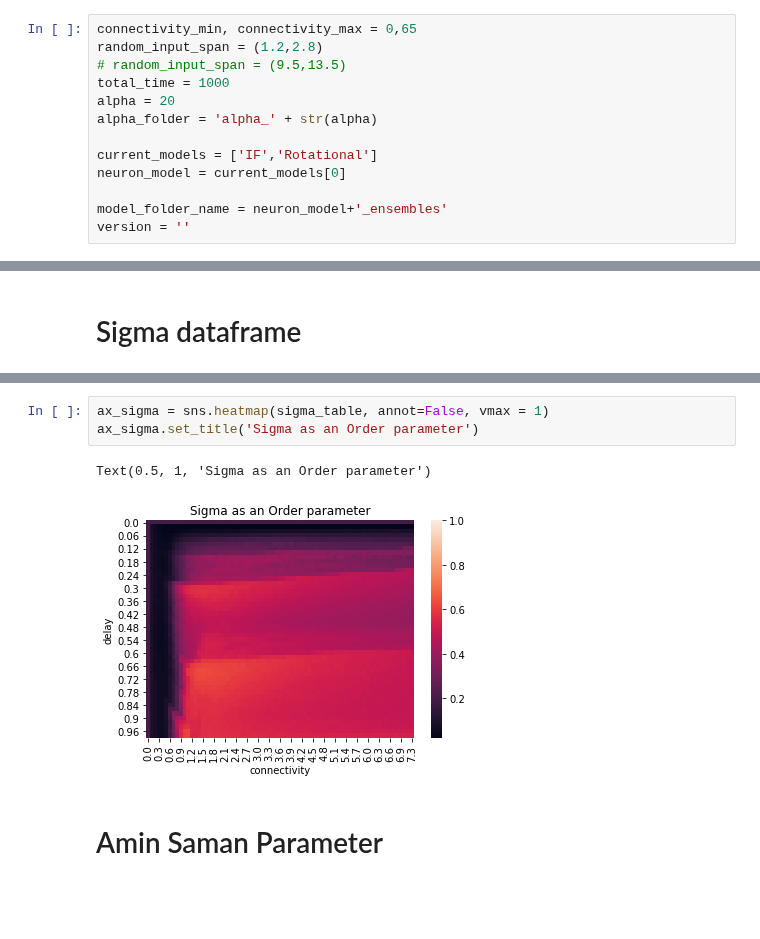
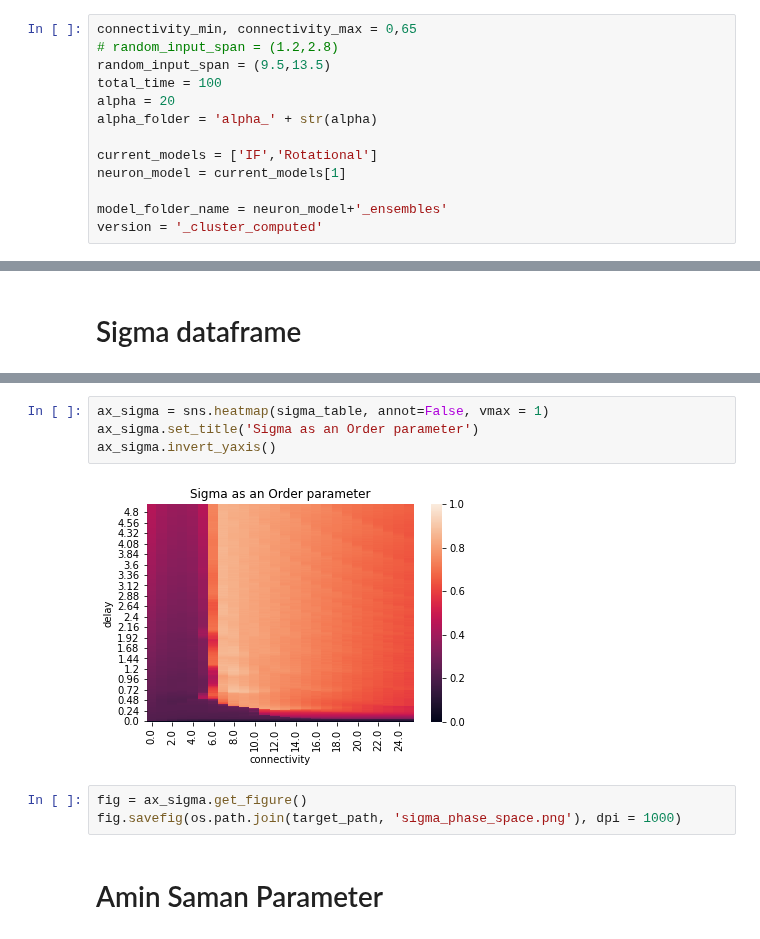
Before and after one commit to mmehrani/master_thesis, a Jupyter notebook: scripts/all_neurons_model_in_one_place/drawing_grid_of_phase_space.ipynb, the cells around one changed output, grey strips where cells are left out. Cells and saved outputs as stored; diff of their text form; blank space fills up the shorter version.

```diff
--- a/scripts/all_neurons_model_in_one_place/drawing_grid_of_phase_space.ipynb
+++ b/scripts/all_neurons_model_in_one_place/drawing_grid_of_phase_space.ipynb
@@ -7,17 +7,17 @@ import seaborn as sns
 # from tqdm import
 # %%
 connectivity_min, connectivity_max = 0,65
-random_input_span = (1.2,2.8)
-# random_input_span = (9.5,13.5)
-total_time = 1000
+# random_input_span = (1.2,2.8)
+random_input_span = (9.5,13.5)
+total_time = 100
 alpha = 20
 alpha_folder = 'alpha_' + str(alpha)
 
 current_models = ['IF','Rotational']
-neuron_model = current_models[0]
+neuron_model = current_models[1]
 
 model_folder_name = neuron_model+'_ensembles'
-version = ''
+version = '_cluster_computed'
 # %% [markdown]
 # Capture related ensembles
 # %%
@@ -120,9 +115,12 @@ sigma_table
 # %%
 ax_sigma = sns.heatmap(sigma_table, annot=False, vmax = 1)
 ax_sigma.set_title('Sigma as an Order parameter')
+ax_sigma.invert_yaxis()
 # %% [output]
-Text(0.5, 1, 'Sigma as an Order parameter')
-[figure, old version]
+[figure, new version]
+# %%
+fig = ax_sigma.get_figure()
+fig.savefig(os.path.join(target_path, 'sigma_phase_space.png'), dpi = 1000)
 # %% [markdown]
 # Amin Saman Parameter
 # %%
```
Also changed, not shown: parts of 7 cells of this notebook, 9 other files.
